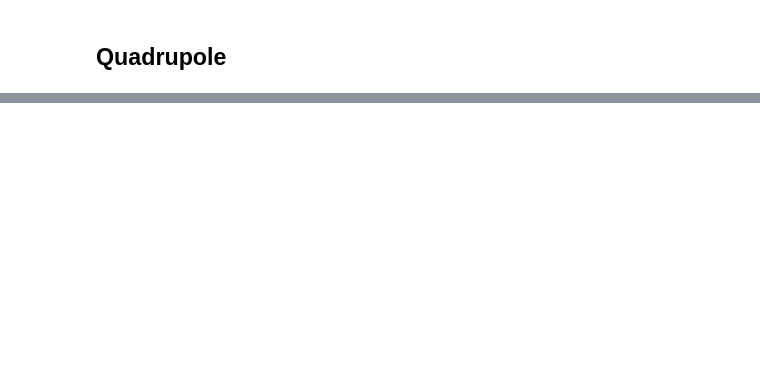
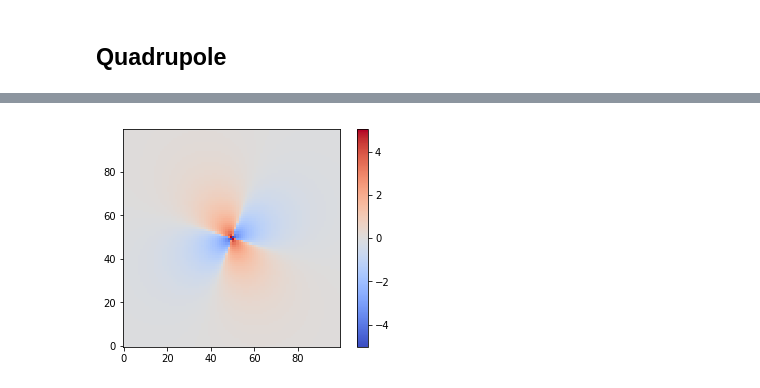
Before and after one commit to eniaxhakaj/phys_learning, a Jupyter notebook: multipole/main.ipynb, the cells around one changed output, grey strips where cells are left out. Drawn from its saved outputs; the diff is of its cells as text; code cells hidden in the pictures; blank space fills up the shorter version.

```diff
--- a/multipole/main.ipynb
+++ b/multipole/main.ipynb
@@ -110,0 +161,9 @@ array([[-4.        , -3.91939598, -3.83920008, ...,  1.91837568,
+# %%
+quad_v = np.zeros_like(x + y)
+for charge in charges:
+    quad_v += charge[0] * (3 *  np.dot(normed_grid, charge[1:])**2 - np.linalg.norm(charge[1:])**2)
+
+quad_v /= (2 * r**3)
+plot(quad_v)
+# %% [output]
+[figure, added]
```
Also changed, not shown: parts of 25 cells of this notebook.
